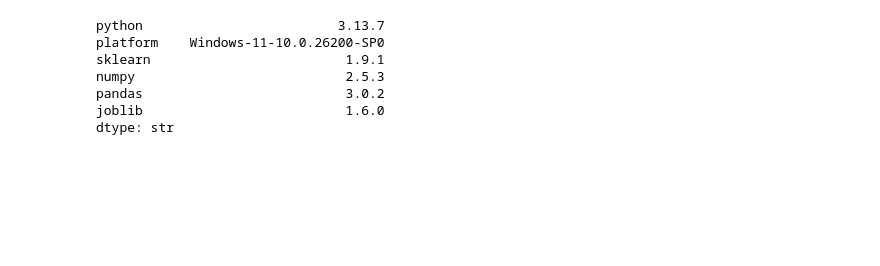
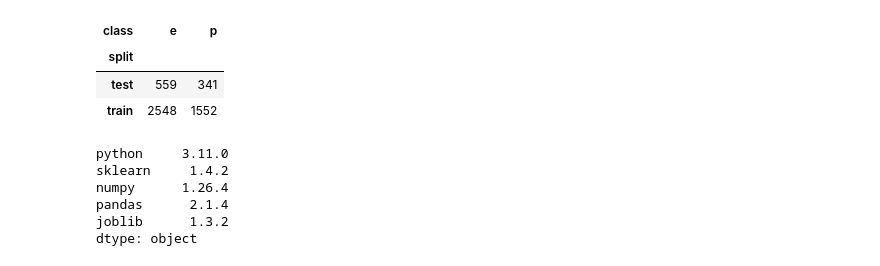
Before and after one commit to JorreVanDyck10/DeepLearningTeam10, a Jupyter notebook: secondary_mushroom/09_compare_models.ipynb, the cells around one changed output. Cells and saved outputs as stored; diff of their text form; code cells hidden in the pictures; blank space fills up the shorter version.

Commit message:
Redo Mushroom comparison on provided 5000-row data and execute PyCaret

```diff
--- a/secondary_mushroom/09_compare_models.ipynb
+++ b/secondary_mushroom/09_compare_models.ipynb
@@ -23,32 +263,40 @@ opnieuw draaien zodat tekst en resultaten dezelfde versie weergeven.
 # %%
 from pathlib import Path
-import json, sys, hashlib
+import sys,json,hashlib
 import numpy as np
 import pandas as pd
-from IPython.display import display, Image
-from sklearn.metrics import accuracy_score, balanced_accuracy_score, precision_score, recall_score, f1_score, roc_auc_score, average_precision_score, confusion_matrix
-
-ROOT = next(p for p in [Path.cwd(), *Path.cwd().parents] if (p / 'SolutionJorre/MushroomDataset/aws_results.json').exists())
-FOLDER = ROOT / 'secondary_mushroom'
-sys.path.insert(0, str(FOLDER))
-from compare_species_models import run, NAMES, ORDER
-OUT = FOLDER / 'comparison_species'
-RUN_TRAINING = False
-if RUN_TRAINING:
-    run()
-summary = json.loads((OUT / 'comparison_summary.json').read_text(encoding='utf-8'))
-metrics = pd.read_csv(OUT / 'model_comparison.csv', float_precision='round_trip').set_index('model')
-folds = pd.read_csv(OUT / 'cv_folds.csv', float_precision='round_trip')
-split = pd.read_csv(OUT / 'split_manifest.csv')
-predictions = pd.read_csv(OUT / 'oof_predictions.csv', float_precision='round_trip')
-errors = pd.read_csv(OUT / 'selected_error_records.csv', float_precision='round_trip')
-species_errors = pd.read_csv(OUT / 'species_errors.csv')
+from IPython.display import display,Image
+ROOT=next(p for p in [Path.cwd(),*Path.cwd().parents] if (p/'MushroomFinal/mushroom_project_dataset.csv').exists())
+sys.path.insert(0,str(ROOT))
+from MushroomFinal.compare_correct_dataset import OUT,load_data,evaluate,NAMES,digest
+raw,X,y,train,test,folds=load_data()
+summary=json.loads((OUT/'comparison_summary.json').read_text(encoding='utf-8'))
+protocol=json.loads((OUT/'protocol.json').read_text(encoding='utf-8'))
+manifest=pd.read_csv(OUT/'split_manifest.csv')
+metrics=pd.read_csv(OUT/'model_comparison.csv',float_precision='round_trip').set_index('model')
+cv=pd.read_csv(OUT/'cv_folds.csv',float_precision='round_trip')
+oof=pd.read_csv(OUT/'oof_predictions.csv',float_precision='round_trip')
+predictions=pd.read_csv(OUT/'test_predictions.csv',float_precision='round_trip')
+assert protocol['dataset']['sha256_lf']==digest(ROOT/protocol['source'])['sha256_lf']
+assert X.shape==(5000,11) and 'jumbled_noise_0' not in X and 'jumbled_noise_1' in X
+assert not set(train)&set(test)
+assert predictions.source_row.tolist()==test.tolist() and oof.source_row.tolist()==train.tolist()
+assert manifest.source_row.is_unique and len(manifest)==5000
+assert manifest.loc[manifest.split=='test','cv_validation_fold'].isna().all()
+assert len(cv)==45
+for fold,(tr,val) in enumerate(folds,1):
+    assert not set(train[tr])&set(train[val])
+    assert set(manifest.loc[manifest.cv_validation_fold==fold,'source_row'])==set(train[val])
+display(pd.crosstab(manifest.split,manifest['class']))
 display(pd.Series(summary['environment']))
 # %% [output]
+| class | e | p |
+| split |  |  |
+| test | 559 | 341 |
+| train | 2548 | 1552 |
-python                         3.13.7
-platform    Windows-11-10.0.26200-SP0
-sklearn                         1.9.1
-numpy                           2.5.3
-pandas                          3.0.2
-joblib                          1.6.0
-dtype: str
+python     3.11.0
+sklearn     1.4.2
+numpy      1.26.4
+pandas      2.1.4
+joblib      1.3.2
+dtype: object
```
Also changed, not shown: parts of 25 cells of this notebook, 41 other files.
